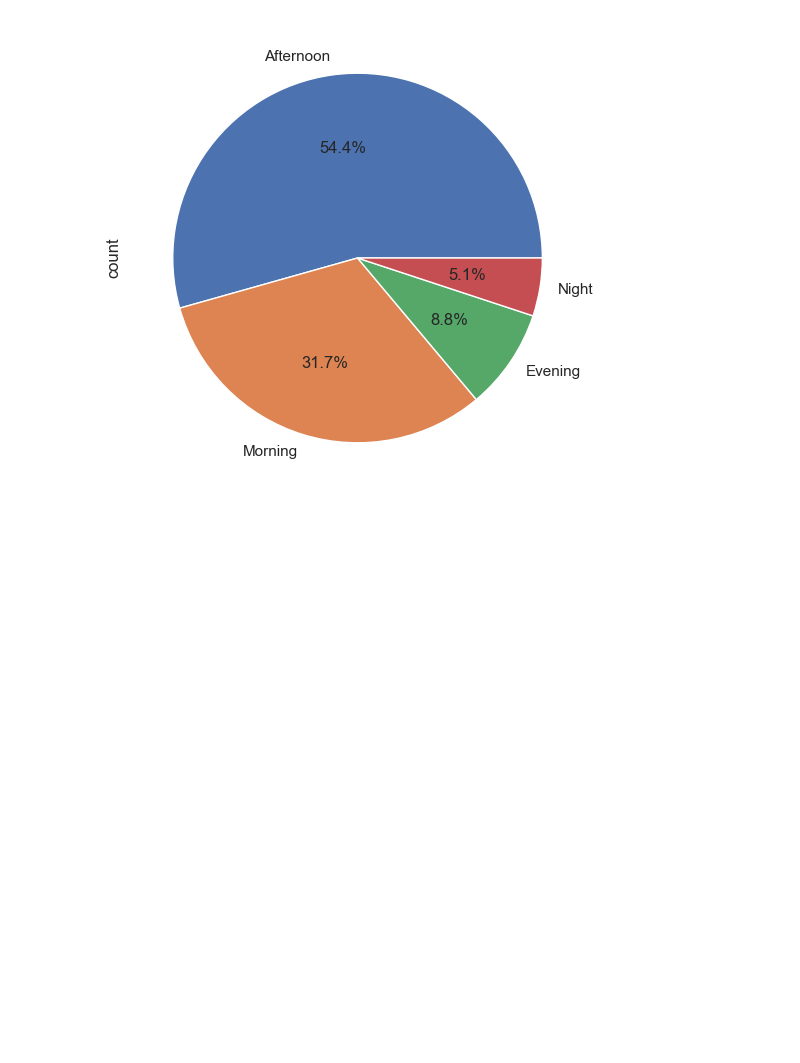
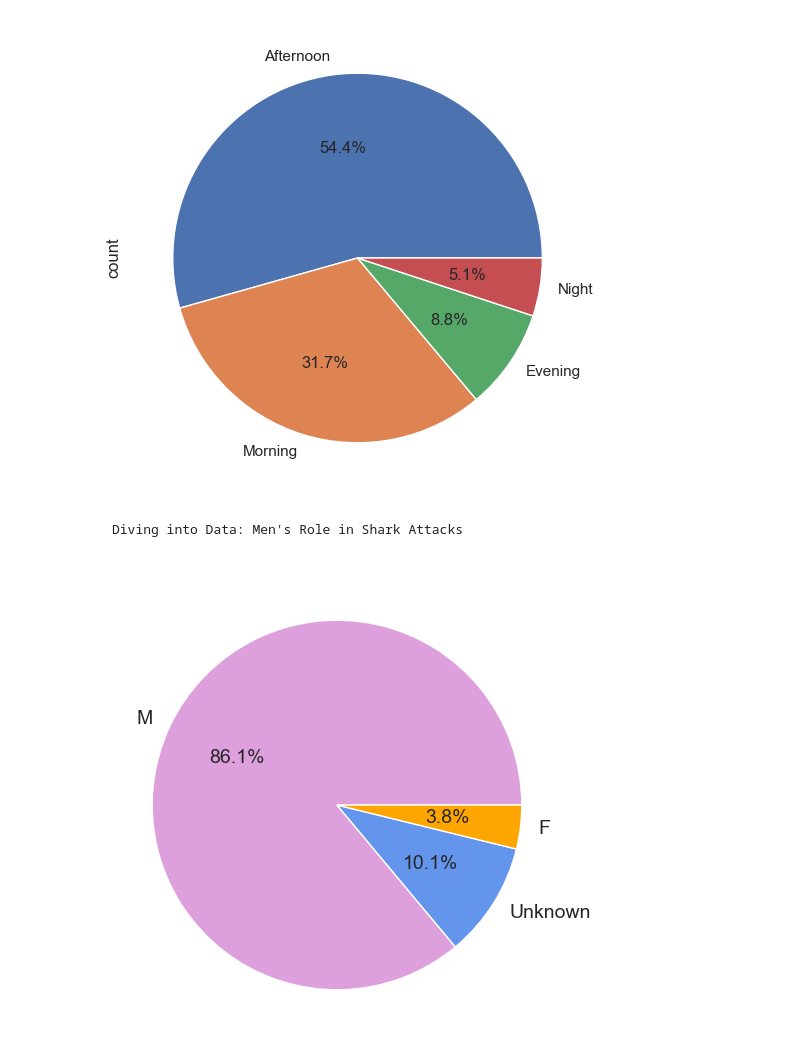
Before and after one commit to niniet98/PROJECT-I, a Jupyter notebook: src/visualization.ipynb, the cells around one changed output. Cells and saved outputs as stored; diff of their text form; code cells hidden in the pictures; blank space fills up the shorter version.

Commit message:
all plots saved

```diff
--- a/src/visualization.ipynb
+++ b/src/visualization.ipynb
@@ -105,3 +106,14 @@ shark_activity.plot.pie(autopct="%.1f%%")
 plt.show()
 # %% [output]
 [figure]
+# %% [markdown]
+    Diving into Data: Men's Role in Shark Attacks
+# %%
+shark_attacks_5 = shark_attacks[shark_attacks['type'] == 'Provoked']
+men_behavior = shark_attacks_5['clean_sex'].value_counts()
+men_behavior.plot.pie(autopct="%.1f%%", colors=['plum', 'cornflowerblue', 'orange'], textprops={'fontsize':14})
+plt.ylabel('')
+plt.savefig(f'../images/men_behavior.png', bbox_inches='tight')
+plt.show()
+# %% [output]
+[figure, added]
```
Also changed, not shown: parts of 2 cells of this notebook, 2 other files.
